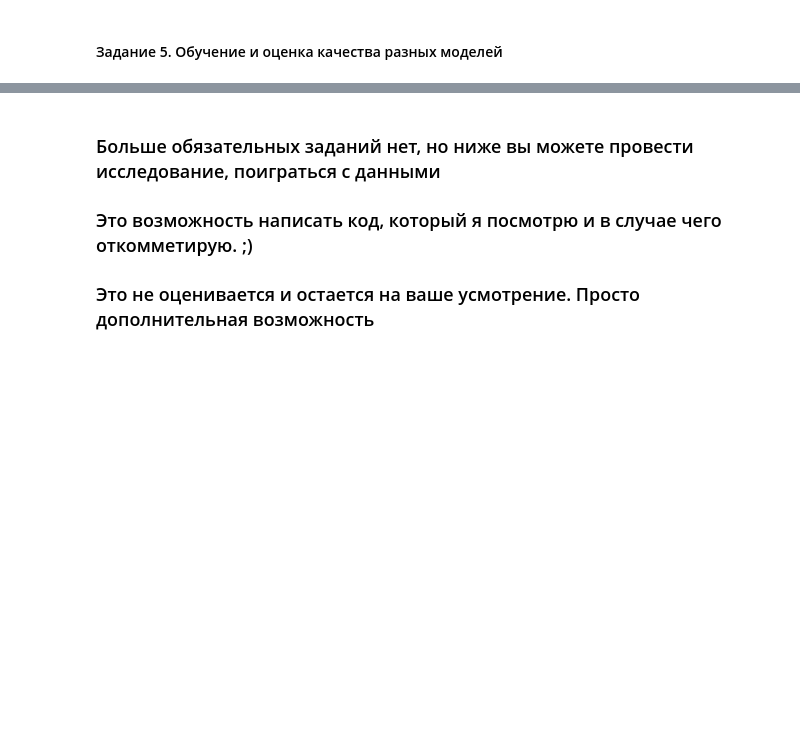
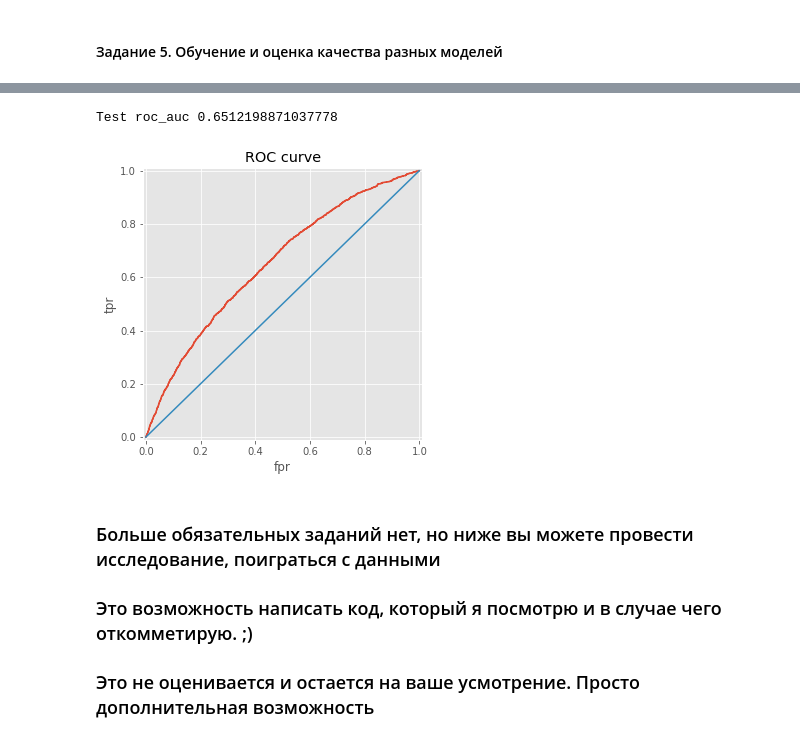
Before and after one commit to aliv65/sfml, a Jupyter notebook: HW_lesson_02/hw2-task.ipynb, the cells around one changed output, grey strips where cells are left out. Cells and saved outputs as stored; diff of their text form; code cells hidden in the pictures; blank space fills up the shorter version.

```diff
--- a/HW_lesson_02/hw2-task.ipynb
+++ b/HW_lesson_02/hw2-task.ipynb
@@ -259,3 +468,36 @@ predict =
+# %%
+# Взять лучшую модель и сделать предсказания (с вероятностями (!!!)) для test выборки
+# Была выбрана модель LogisticRegression
+
+
+y = df_train_preproc['TARGET']
+X = df_train_preproc.drop('TARGET', axis=1)
+y_test = df_test_preproc['TARGET']
+X_test = df_test_preproc.drop('TARGET', axis=1)
+
+logisticModel = LogisticRegression()
+logisticModel.fit(X, y)
+
+predict = logisticModel.predict_proba(X_test)
+# %%
+# Померить roc_auc на тесте
+# Вывести текстом и на графике =)
+
+fpr, tpr, thresholds = roc_curve(y_test, predict[:,1])
+plt.figure(figsize=(5, 5))
+plt.plot(fpr, tpr)
+plt.plot([0, 1], [0, 1])
+plt.ylabel('tpr')
+plt.xlabel('fpr')
+plt.grid(True)
+plt.title('ROC curve')
+plt.xlim((-0.01, 1.01))
+plt.ylim((-0.01, 1.01))
+
+print('Test roc_auc', roc_auc_score(y_test, predict[:,1]))
+# %% [output]
+Test roc_auc 0.6512198871037778
+[figure, added]
 # %% [markdown]
 ### Больше обязательных заданий нет, но ниже вы можете провести исследование, поиграться с данными
 ### Это возможность написать код, который я посмотрю и в случае чего откомметирую. ;)
```
Also changed, not shown: parts of 20 cells of this notebook.
